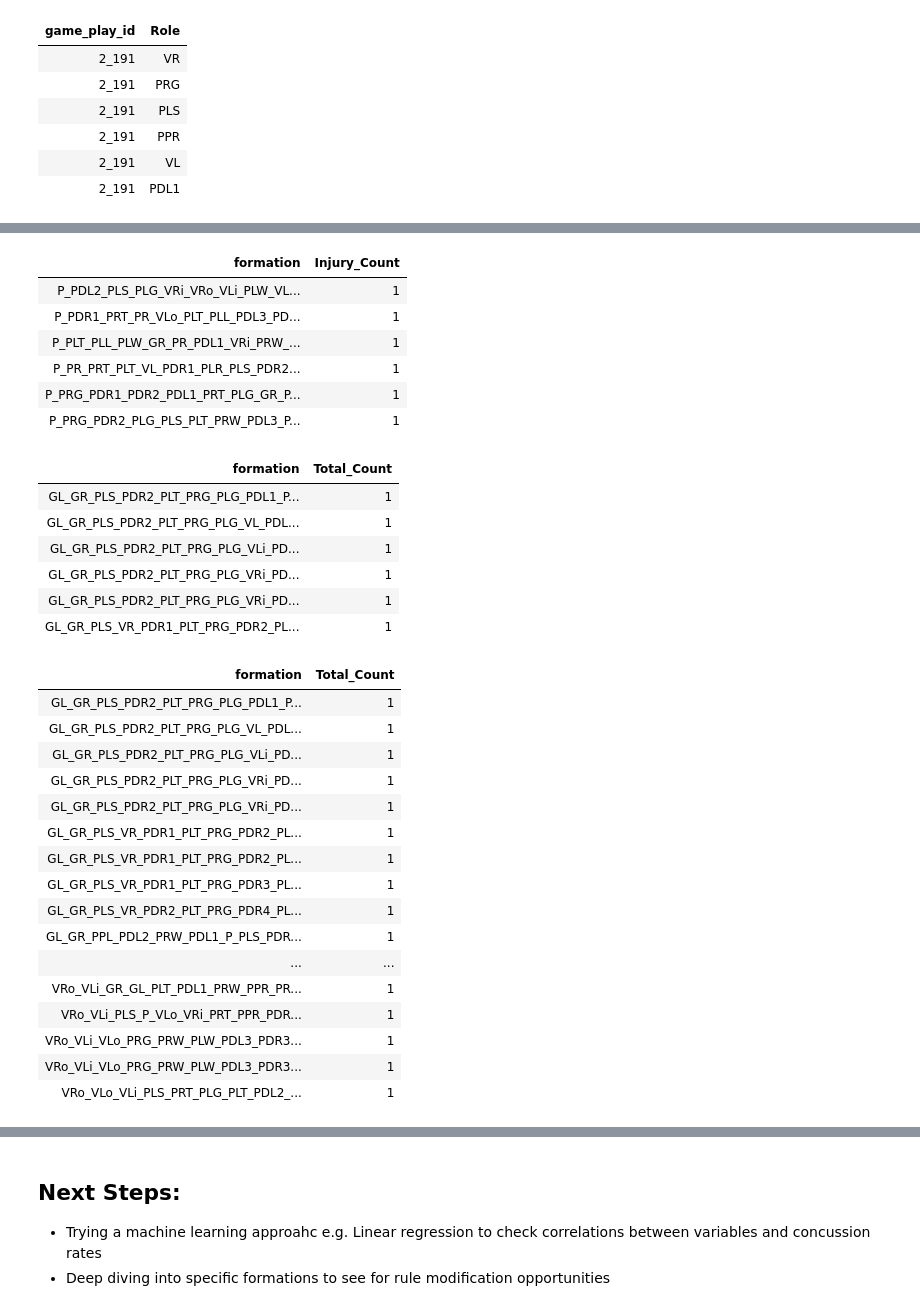
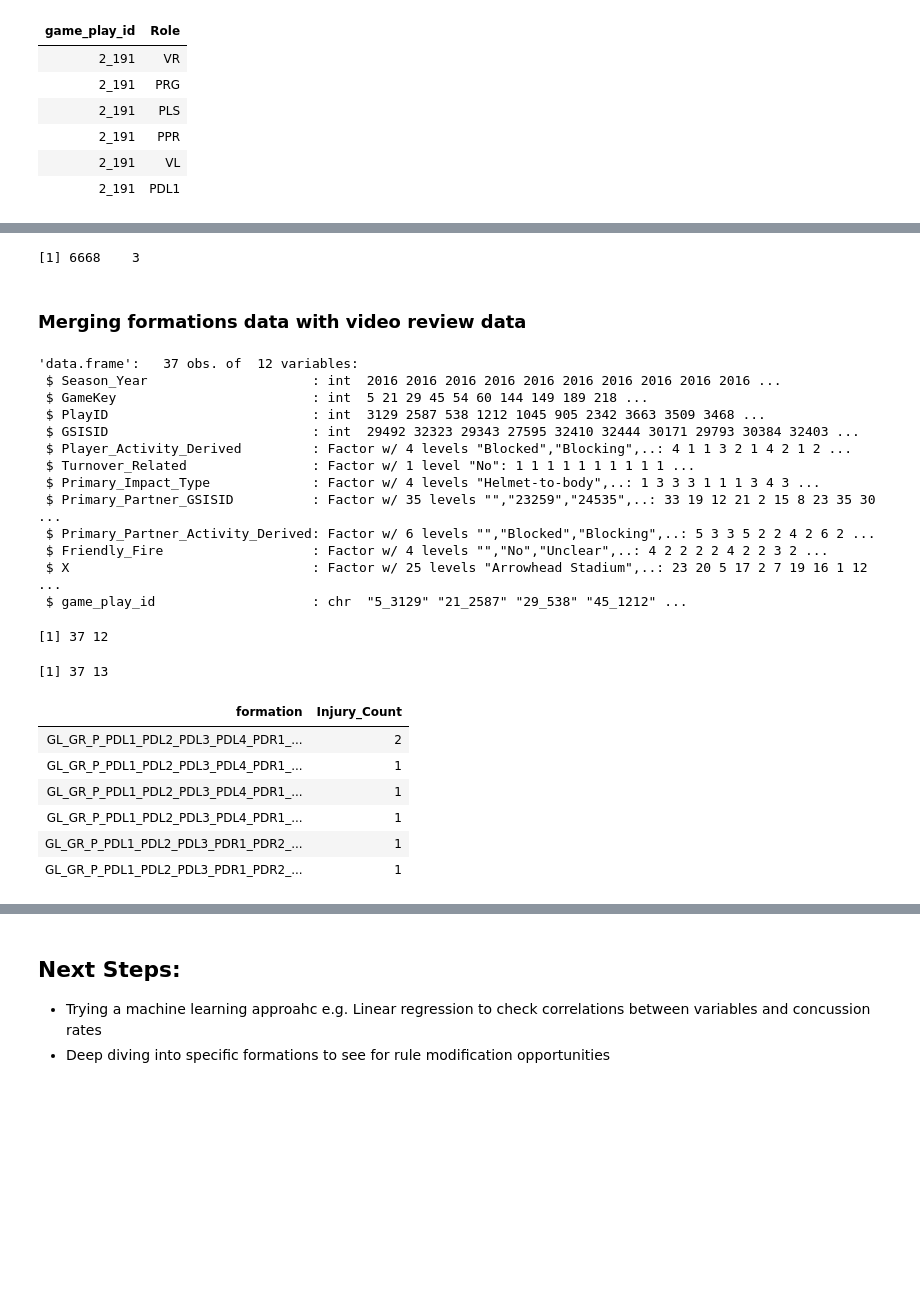
Before and after one commit to pranavrajwade/NFL-Punt-Analysis-EDA, a Jupyter notebook: Code/NFL Punt Concussion Analysis.ipynb, the cells around one changed output, grey strips where cells are left out. Cells and saved outputs as stored; diff of their text form; code cells hidden in the pictures; blank space fills up the shorter version.

Commit message:
Formation concussion rate update

```diff
--- a/Code/NFL Punt Concussion Analysis.ipynb
+++ b/Code/NFL Punt Concussion Analysis.ipynb
@@ -454,10 +482,12 @@ head(temp_table)
 | 2_191 | PPR |
 | 2_191 | VL |
 | 2_191 | PDL1 |
+# %%
+temp_table <- temp_table %>% arrange(game_play_id, Role)
 # %%
 game_formation_data <- temp_table %>%
      group_by(game_play_id) %>%
-     summarize(formation = paste0(Role, collapse = "_")) %>%
+     summarise(formation = paste0(Role, collapse = "_")) %>%
      select(game_play_id,formation)
 # %%
 head(game_formation_data)
@@ -483,0 +549,26 @@ head(final_formation_data)
+# %%
+dim(final_formation_data)
+# %% [output]
+[1] 6668    3
+# %% [markdown]
+### Merging formations data with video review data
+# %%
+str(vid_rev)
+# %% [output]
+'data.frame':   37 obs. of  12 variables:
+ $ Season_Year                     : int  2016 2016 2016 2016 2016 2016 2016 2016 2016 2016 ...
+ $ GameKey                         : int  5 21 29 45 54 60 144 149 189 218 ...
+ $ PlayID                          : int  3129 2587 538 1212 1045 905 2342 3663 3509 3468 ...
+ $ GSISID                          : int  29492 32323 29343 27595 32410 32444 30171 29793 30384 32403 ...
+ $ Player_Activity_Derived         : Factor w/ 4 levels "Blocked","Blocking",..: 4 1 1 3 2 1 4 2 1 2 ...
+ $ Turnover_Related                : Factor w/ 1 level "No": 1 1 1 1 1 1 1 1 1 1 ...
+ $ Primary_Impact_Type             : Factor w/ 4 levels "Helmet-to-body",..: 1 3 3 3 1 1 1 3 4 3 ...
+ $ Primary_Partner_GSISID          : Factor w/ 35 levels "","23259","24535",..: 33 19 12 21 2 15 8 23 35 30 ...
+ $ Primary_Partner_Activity_Derived: Factor w/ 6 levels "","Blocked","Blocking",..: 5 3 3 5 2 2 4 2 6 2 ...
+ $ Friendly_Fire                   : Factor w/ 4 levels "","No","Unclear",..: 4 2 2 2 2 4 2 2 3 2 ...
+ $ X                               : Factor w/ 25 levels "Arrowhead Stadium",..: 23 20 5 17 2 7 19 16 1 12 ...
+ $ game_play_id                    : chr  "5_3129" "21_2587" "29_538" "45_1212" ...
+# %%
+dim(vid_rev)
+# %% [output]
+[1] 37 12
@@ -484,40 +577,15 @@ head(final_formation_data)
+# %%
+dim(data_temporary)
+# %% [output]
+[1] 37 13
 # %%
-data_temporary <- merge(vid_rev, game_formation_data, all.x=TRUE, by='game_play_id')
 data_temporary <- data_temporary %>% group_by(formation) %>% dplyr::summarize(Injury_Count = n())
 head(data_temporary)
-
-final_formation_data <- final_formation_data %>% group_by(formation) %>% dplyr::summarize(Total_Count = n())
-head(final_formation_data)
-arrange(final_formation_data, desc(Total_Count))
 # %% [output]
 | formation | Injury_Count |
-| P_PDL2_PLS_PLG_VRi_VRo_VLi_PLW_VL... | 1 |
-| P_PDR1_PRT_PR_VLo_PLT_PLL_PDL3_PD... | 1 |
-| P_PLT_PLL_PLW_GR_PR_PDL1_VRi_PRW_... | 1 |
-| P_PR_PRT_PLT_VL_PDR1_PLR_PLS_PDR2... | 1 |
-| P_PRG_PDR1_PDR2_PDL1_PRT_PLG_GR_P... | 1 |
-| P_PRG_PDR2_PLG_PLS_PLT_PRW_PDL3_P... | 1 |
+| GL_GR_P_PDL1_PDL2_PDL3_PDL4_PDR1_... | 2 |
+| GL_GR_P_PDL1_PDL2_PDL3_PDL4_PDR1_... | 1 |
+| GL_GR_P_PDL1_PDL2_PDL3_PDL4_PDR1_... | 1 |
+| GL_GR_P_PDL1_PDL2_PDL3_PDL4_PDR1_... | 1 |
+| GL_GR_P_PDL1_PDL2_PDL3_PDR1_PDR2_... | 1 |
+| GL_GR_P_PDL1_PDL2_PDL3_PDR1_PDR2_... | 1 |
-| formation | Total_Count |
-| GL_GR_PLS_PDR2_PLT_PRG_PLG_PDL1_P... | 1 |
-| GL_GR_PLS_PDR2_PLT_PRG_PLG_VL_PDL... | 1 |
-| GL_GR_PLS_PDR2_PLT_PRG_PLG_VLi_PD... | 1 |
-| GL_GR_PLS_PDR2_PLT_PRG_PLG_VRi_PD... | 1 |
-| GL_GR_PLS_PDR2_PLT_PRG_PLG_VRi_PD... | 1 |
-| GL_GR_PLS_VR_PDR1_PLT_PRG_PDR2_PL... | 1 |
-| formation | Total_Count |
-| GL_GR_PLS_PDR2_PLT_PRG_PLG_PDL1_P... | 1 |
-| GL_GR_PLS_PDR2_PLT_PRG_PLG_VL_PDL... | 1 |
-| GL_GR_PLS_PDR2_PLT_PRG_PLG_VLi_PD... | 1 |
-| GL_GR_PLS_PDR2_PLT_PRG_PLG_VRi_PD... | 1 |
-| GL_GR_PLS_PDR2_PLT_PRG_PLG_VRi_PD... | 1 |
-| GL_GR_PLS_VR_PDR1_PLT_PRG_PDR2_PL... | 1 |
-| GL_GR_PLS_VR_PDR1_PLT_PRG_PDR2_PL... | 1 |
-| GL_GR_PLS_VR_PDR1_PLT_PRG_PDR3_PL... | 1 |
-| GL_GR_PLS_VR_PDR2_PLT_PRG_PDR4_PL... | 1 |
-| GL_GR_PPL_PDL2_PRW_PDL1_P_PLS_PDR... | 1 |
-| ... | ... |
-| VRo_VLi_GR_GL_PLT_PDL1_PRW_PPR_PR... | 1 |
-| VRo_VLi_PLS_P_VLo_VRi_PRT_PPR_PDR... | 1 |
-| VRo_VLi_VLo_PRG_PRW_PLW_PDL3_PDR3... | 1 |
-| VRo_VLi_VLo_PRG_PRW_PLW_PDL3_PDR3... | 1 |
-| VRo_VLo_VLi_PLS_PRT_PLG_PLT_PDL2_... | 1 |
```
Also changed, not shown: parts of 34 cells of this notebook.
